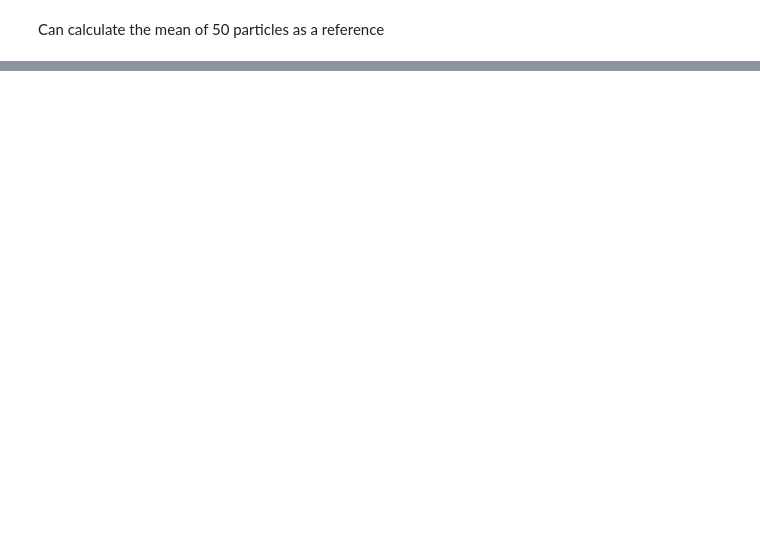
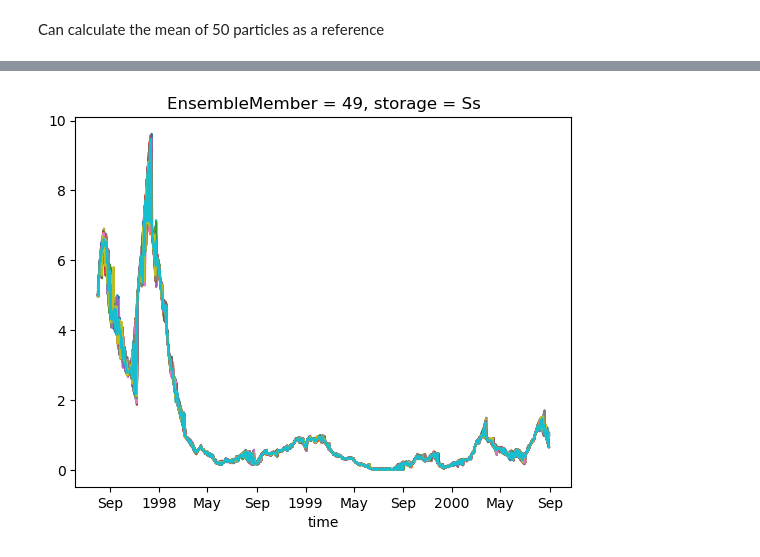
Before and after one commit to Daafip/Msc-Thesis-Notebooks, a Jupyter notebook: 2. Run first DA HBV.ipynb, the cells around one changed output, grey strips where cells are left out. Saved outputs shown, nothing was run; the diff lists cells and outputs as text; code cells hidden in the pictures; blank space fills up the shorter version.

```diff
--- a/2. Run first DA HBV.ipynb
+++ b/2. Run first DA HBV.ipynb
@@ -110,2 +66,0 @@ array([], dtype=float64)
-# %%
-n_particles = 10
@@ -300,0 +205,10 @@ df_ensemble = pd.DataFrame(data=Q_m_arr[:,:len(time)].T,index=time,columns=[f'pa
+# %%
+storage_terms_ds = xr.DataArray(storage_terms_arr,dims=["EnsembleMember","time","storage"],
+                                coords=[np.arange(n_particles),df_ensemble.index,stor_names],
+                                attrs={"title": f"HBV storage terms data over time for {n_particles} particles ",
+                                       "history": f"Storage term results from ewatercycle_HBV.model",})
+
+parameter_terms_ds = xr.DataArray(parameter_terms_arr,dims=["EnsembleMember","time","parameter"],
+                            coords=[np.arange(n_particles),df_ensemble.index,param_names],
+                                attrs={"title": f"HBV storage terms data over time for {n_particles} particles ",
+                                       "history": f"Storage terms results from ewatercycle_HBV.model",})
@@ -338,0 +308,6 @@ fig.savefig(figure_path / "ensemble_run_for_50_particles_bounds.png")
+# %%
+fig, ax = plt.subplots(1,1)
+for i in range(n_particles):
+    storage_terms_ds.sel(storage="Ss").isel(EnsembleMember=i).plot(ax=ax)
+# %% [output]
+[figure, added]
```
Also changed, not shown: parts of 39 cells of this notebook, 15 other files.
